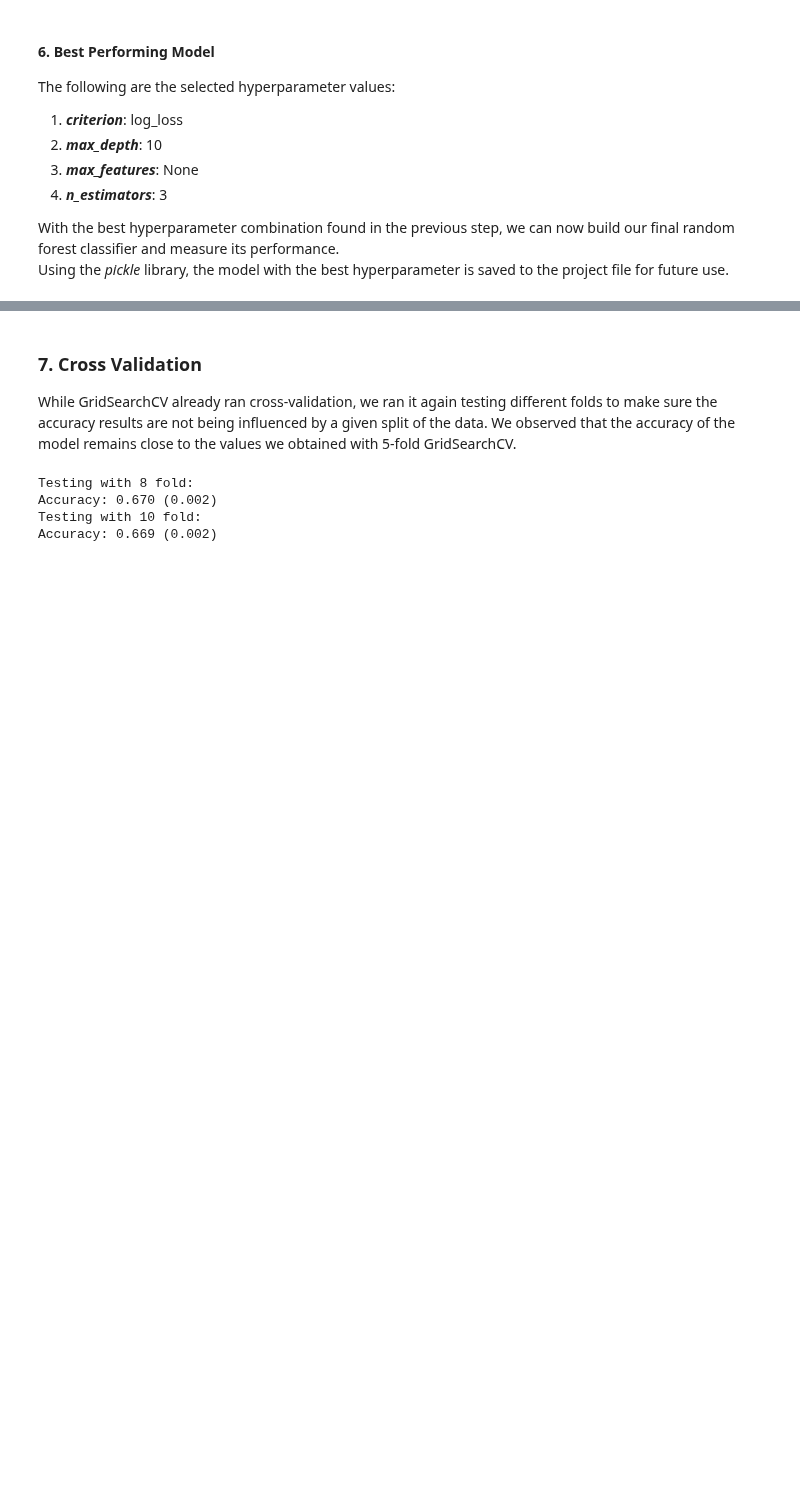
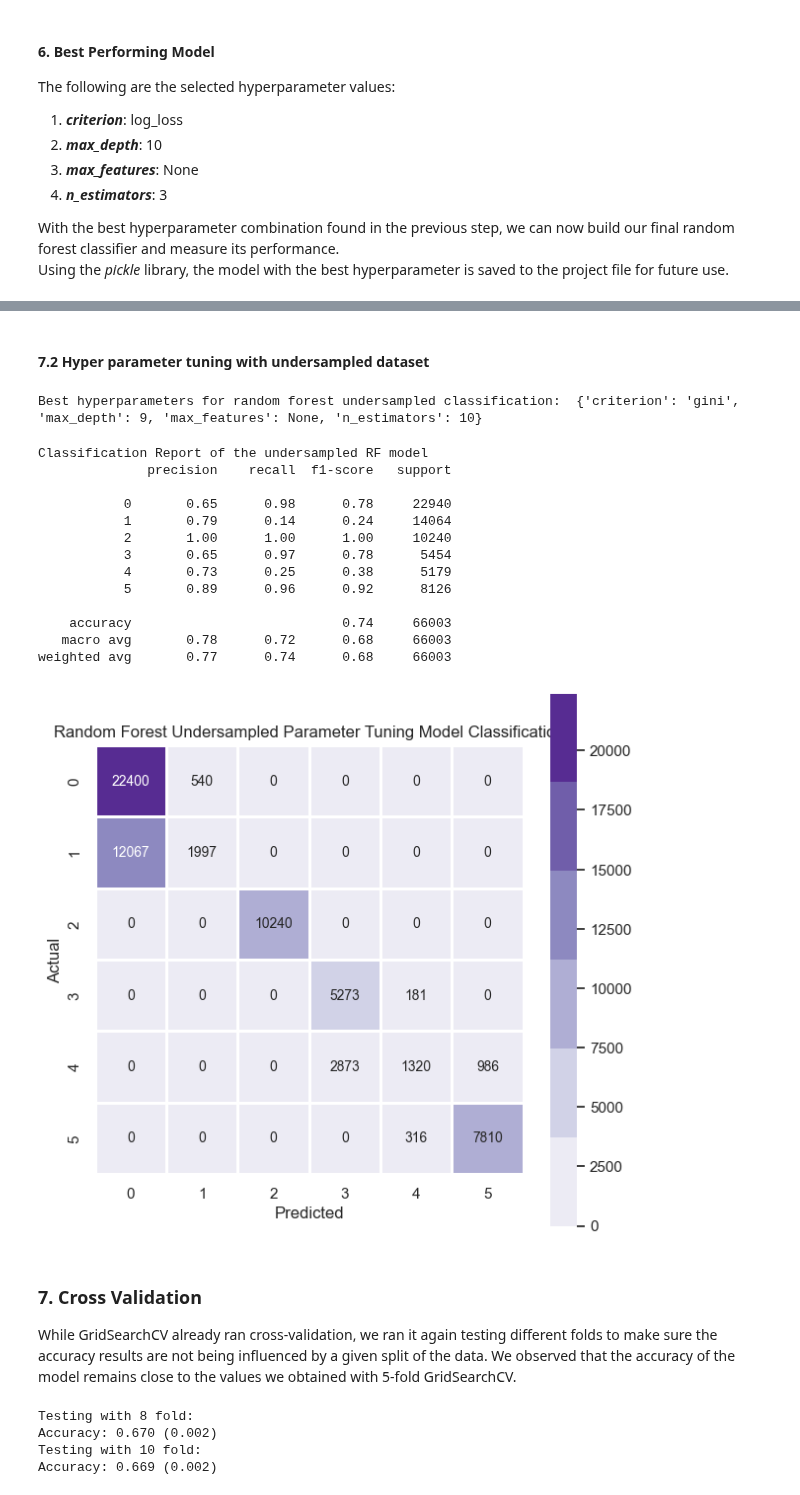
Before and after one commit to nkinesis/soen471-project, a Jupyter notebook: random_forest.ipynb, the cells around one changed output, grey strips where cells are left out. Drawn from its saved outputs; the diff is of its cells as text; code cells hidden in the pictures; blank space fills up the shorter version.

```diff
--- a/random_forest.ipynb
+++ b/random_forest.ipynb
@@ -282,3 +419,70 @@ weighted avg       0.71      0.69      0.61    424584
+# %% [markdown]
+#### 7.2 Hyper parameter tuning with undersampled dataset
+# %%
+#specify the value of parameters of interest
+tree_params = {'n_estimators':[3, 5, 10],
+               'criterion':['gini','entropy', 'log_loss'],
+               'max_depth':[3, 6, 9],
+               'max_features':['sqrt', 'log2', None]}
+
+#determine the best hyper parameter
+rf_under_top = GridSearchCV(RandomForestClassifier(), tree_params, cv=5)
+
+# Training the model for classification with the same dataset
+rf_under_top = rf_under_top.fit(X_train, y_train)
+
+#saving the model with the best performing hyperparameters
+filename = "models/RF_undersample_model.pickle"
+
+# save model
+pickle.dump(rf_under_top, open(filename, "wb"))
+
+# Display the best hyperparameters
+print("Best hyperparameters for random forest undersampled classification: ", rf_under_top.best_params_)
+# %% [output]
+Best hyperparameters for random forest undersampled classification:  {'criterion': 'gini', 'max_depth': 9, 'max_features': None, 'n_estimators': 10}
+# %%
+y_top_pred_under = rf_under_top.predict(X_test).round()
+
+print("Classification Report of the undersampled RF model")
+print(classification_report(y_test, y_top_pred_under))
+
+#vizualizing classification report
+cmap =sns.color_palette("Purples")
+cm = confusion_matrix(y_test, y_top_pred_under)
+plt.figure(figsize=(7,7))
+sns.heatmap(cm, annot=True, fmt='g', cmap=cmap,
+            annot_kws={'fontsize':10}, linewidth=1, square=True)
+plt.xlabel("Predicted")
+plt.ylabel("Actual")
+plt.title('Random Forest Undersampled Parameter Tuning Model Classification')
+plt.show()
+
+# saving the values in variables to export them later
+report_under_top = classification_report(y_test, y_top_pred_under, output_dict=True)
+macro_f1_under_top = report_under_top['macro avg']['f1-score']
+weighted_f1_under_top = report_under_top['weighted avg']['f1-score']
+class_0_under_top = report_under_top['0']['f1-score']
+class_1_under_top = report_under_top['1']['f1-score']
+class_2_under_top = report_under_top['2']['f1-score']
+class_3_under_top = report_under_top['3']['f1-score']
+class_4_under_top = report_under_top['4']['f1-score']
+class_5_under_top = report_under_top['5']['f1-score']
+# %% [output]
+Classification Report of the undersampled RF model
+              precision    recall  f1-score   support
+
+           0       0.65      0.98      0.78     22940
+           1       0.79      0.14      0.24     14064
+           2       1.00      1.00      1.00     10240
+           3       0.65      0.97      0.78      5454
+           4       0.73      0.25      0.38      5179
+           5       0.89      0.96      0.92      8126
+
+    accuracy                           0.74     66003
+   macro avg       0.78      0.72      0.68     66003
+weighted avg       0.77      0.74      0.68     66003
+[figure, added]
 # %% [markdown]
 ### 7. Cross Validation
 While GridSearchCV already ran cross-validation, we ran it again testing different folds to make sure the accuracy results are not being influenced by a given split of the data. We observed that the accuracy of the model remains close to the values we obtained with 5-fold GridSearchCV.
```
Also changed, not shown: parts of 14 cells of this notebook, 2 other files.
